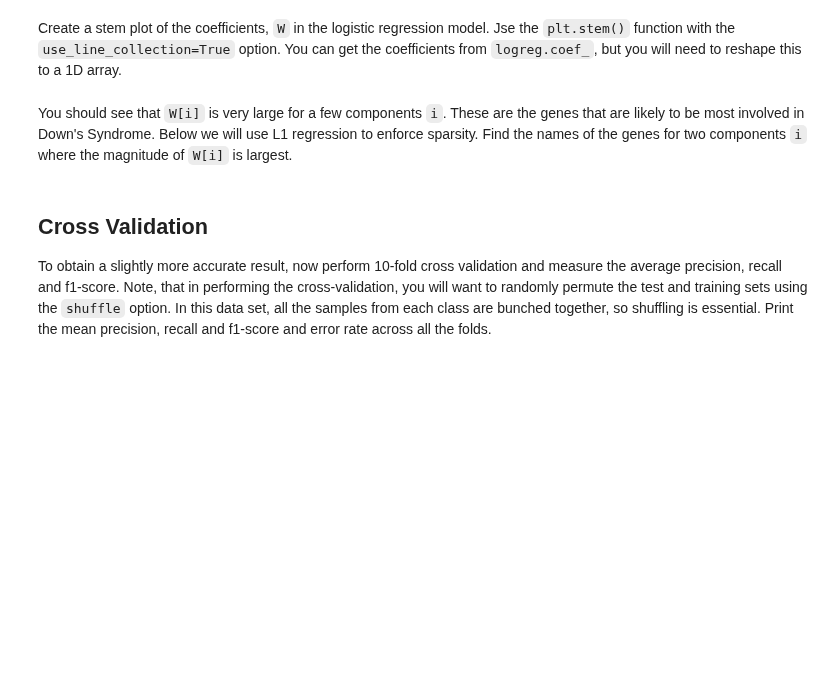
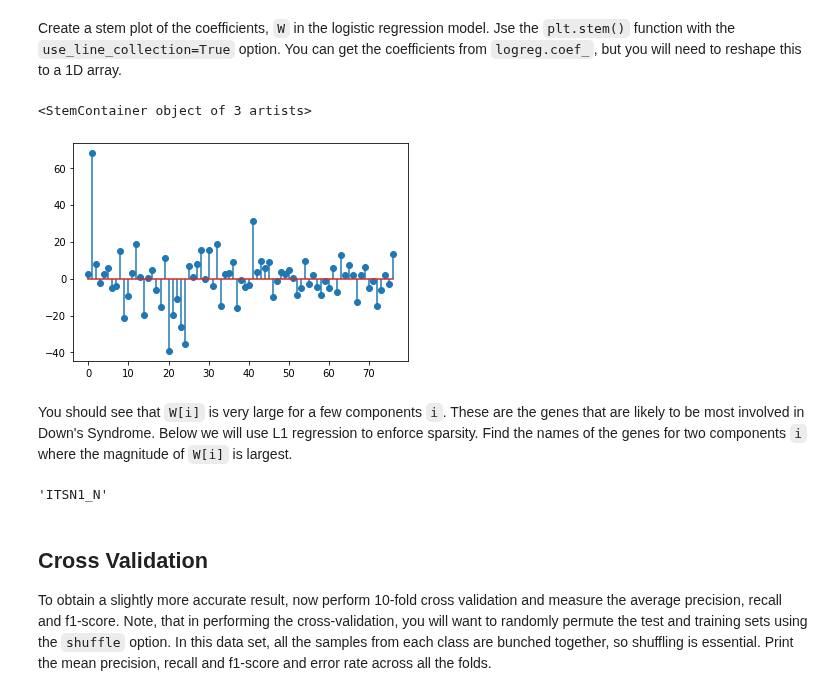
Before and after one commit to ZhouCailin/MachineLearning, a Jupyter notebook: unit06_logistic/lab_gene_partial_done.ipynb, the cells around one changed output. Cells and saved outputs as stored; diff of their text form; code cells hidden in the pictures; blank space fills up the shorter version.

```diff
--- a/unit06_logistic/lab_gene_partial_done.ipynb
+++ b/unit06_logistic/lab_gene_partial_done.ipynb
@@ -63,5 +79,6 @@ We will first predict the binary class label in `df1['Genotype']` which indicate
 As predictors, get all but the last four columns of the dataframes.  Store the data matrix into `X` and the names of the columns in `xnames`.
 # %%
 # TODO 4
-#   xnames = ...
-#   X = ...
+xnames=df1.columns[0:-4]
+X=df1[xnames]
+X
@@ -72,14 +104,15 @@ from sklearn.model_selection import train_test_split
 
 #Use : shuffle=True, random_state=3 so we all can have same split.
 # TODO 5:
-#   Xtr, Xts, ytr, yts = ...
+Xtr, Xts, ytr, yts = train_test_split(X,y,shuffle=True,random_state=3)
 # %% [markdown]
 Scale the data with the `StandardScaler`.  Store the scaled values in `Xtr1` and `Xts1`.
 # %%
 from sklearn.preprocessing import StandardScaler
 
 # TODO 6
-#  Xtr1 = ...
-#  Xts1 = ...
+scal = StandardScaler()
+Xtr1 = scal.fit_transform(Xtr)
+Xts1 = scal.transform(Xts)
 # %% [markdown]
 Create a `LogisticRegression` object `logreg` and `fit` on the scaled training data.  Set the regularization level to `C=1e5` and use the optimizer `solver=liblinear`.
@@ -88,0 +119,4 @@ Create a `LogisticRegression` object `logreg` and `fit` on the scaled training d
+# %%
+# TODO 7
+logreg = linear_model.LogisticRegression(C=1e5,solver='liblinear')
+logreg.fit(Xtr1, ytr)
@@ -97,12 +141,20 @@ Measure the accuracy of the classifer on test data.  You should get around 94%.
 Create a stem plot of the coefficients, `W` in the logistic regression model.  Jse the `plt.stem()` function with the `use_line_collection=True` option.  You can get the coefficients from `logreg.coef_`, but you will need to reshape this to a 1D array.
 # %%
 # TODO 9
-#   W = ...
-#   plt.stem(...)
+W = logreg.coef_
+W_re = W.flatten()
+plt.stem(W_re,use_line_collection=True)
+# %% [output]
+<StemContainer object of 3 artists>
+[figure, added]
 # %% [markdown]
 You should see that `W[i]` is very large for a few components `i`.  These are the genes that are likely to be most involved in Down's Syndrome.   Below we will use L1 regression to enforce sparsity.  Find the names of the genes for two components `i` where the magnitude of `W[i]` is largest.
 # %%
 # TODO 10
+idx=np.argmax(W)
+xnames[idx]
+# %% [output]
+'ITSN1_N'
 # %% [markdown]
 ## Cross Validation
 
```
Also changed, not shown: parts of 17 cells of this notebook.
